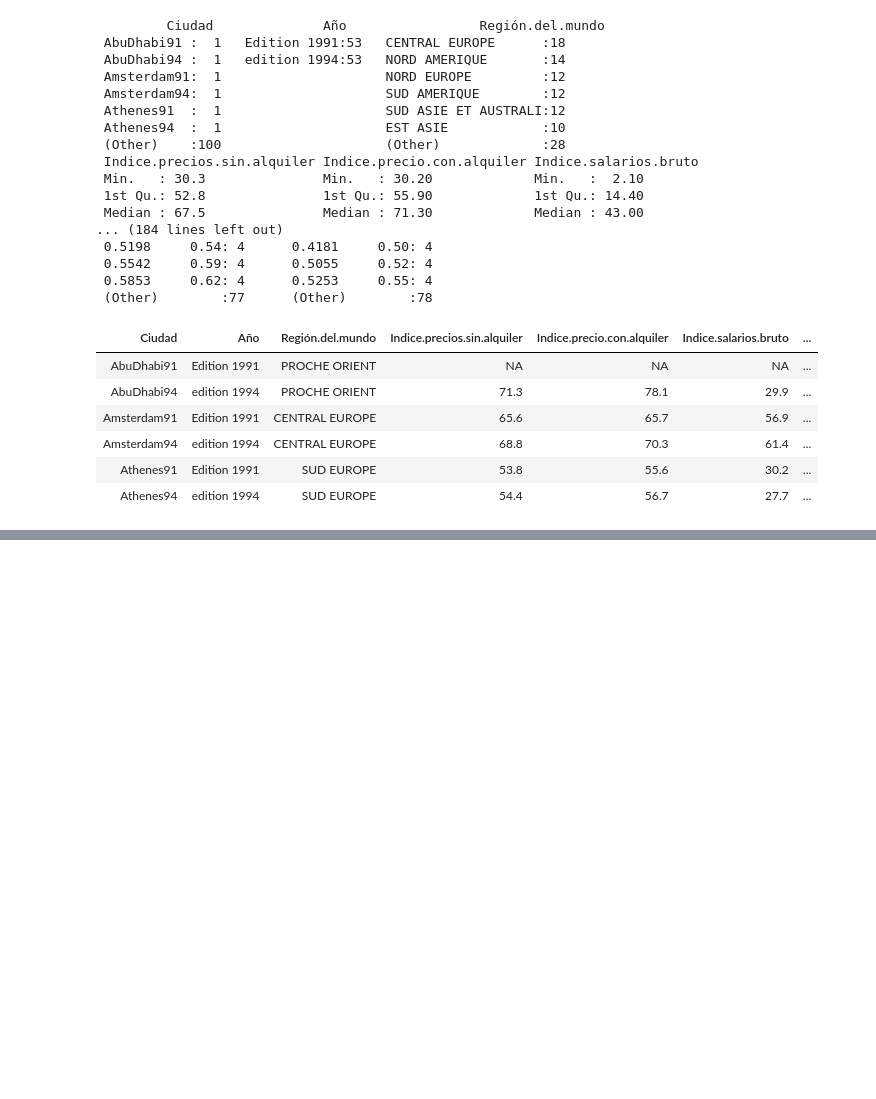
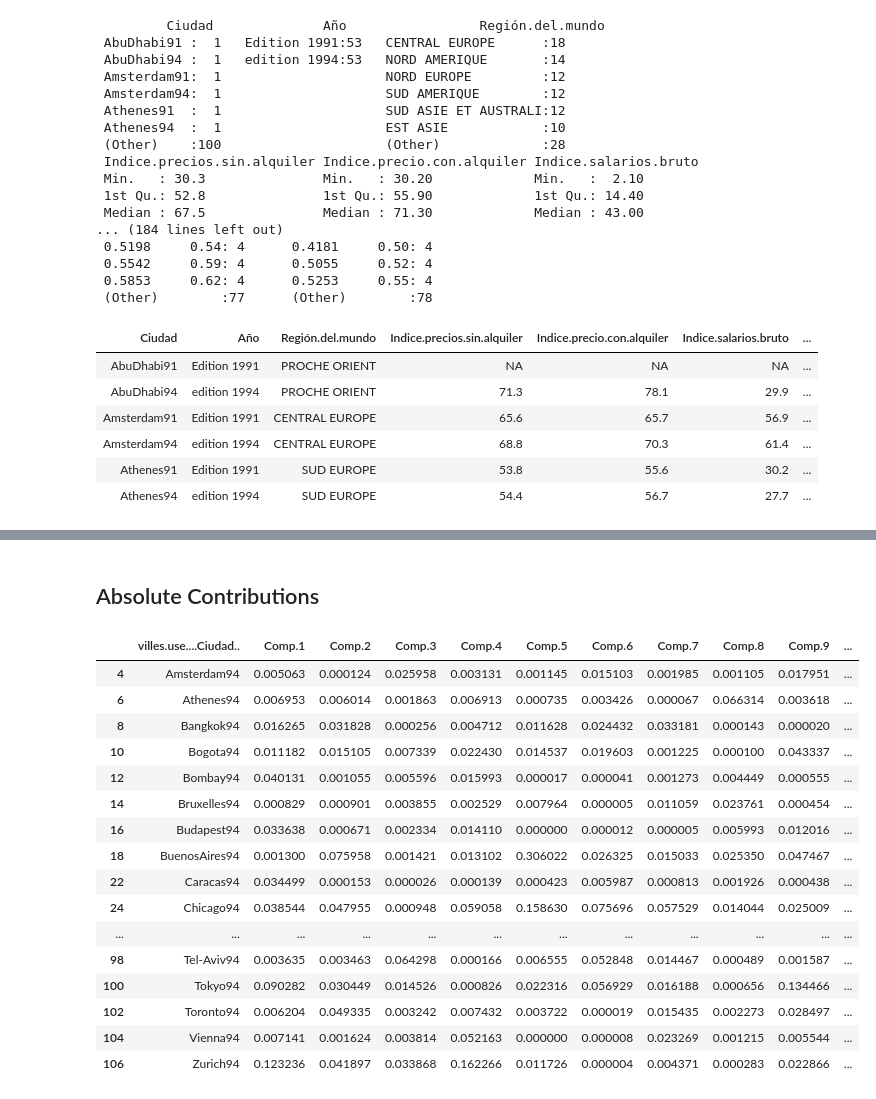
Before and after one commit to garciparedes/r-examples, a Jupyter notebook: notebooks/villes-analysis.ipynb, the cells around one changed output, grey strips where cells are left out. Cells and saved outputs as stored; diff of their text form; code cells hidden in the pictures; blank space fills up the shorter version.

```diff
--- a/notebooks/villes-analysis.ipynb
+++ b/notebooks/villes-analysis.ipynb
@@ -112,0 +146,23 @@ Standard deviations:
+# %% [markdown]
+## Absolute Contributions
+# %%
+villes.use.pca.ctr.abs <- t(t(villes.use.pca$scores) ^ 2 / (dim(villes.use)[1] * villes.use.pca$sdev ^ 2))
+data.frame(villes.use[, "Ciudad"], round(villes.use.pca.ctr.abs, digits = 6))
+# %% [output]
+|  | villes.use....Ciudad.. | Comp.1 | Comp.2 | Comp.3 | Comp.4 | Comp.5 | Comp.6 | Comp.7 | Comp.8 | Comp.9 | ... |
+| 4 | Amsterdam94 | 0.005063 | 0.000124 | 0.025958 | 0.003131 | 0.001145 | 0.015103 | 0.001985 | 0.001105 | 0.017951 | ... |
+| 6 | Athenes94 | 0.006953 | 0.006014 | 0.001863 | 0.006913 | 0.000735 | 0.003426 | 0.000067 | 0.066314 | 0.003618 | ... |
+| 8 | Bangkok94 | 0.016265 | 0.031828 | 0.000256 | 0.004712 | 0.011628 | 0.024432 | 0.033181 | 0.000143 | 0.000020 | ... |
+| 10 | Bogota94 | 0.011182 | 0.015105 | 0.007339 | 0.022430 | 0.014537 | 0.019603 | 0.001225 | 0.000100 | 0.043337 | ... |
+| 12 | Bombay94 | 0.040131 | 0.001055 | 0.005596 | 0.015993 | 0.000017 | 0.000041 | 0.001273 | 0.004449 | 0.000555 | ... |
+| 14 | Bruxelles94 | 0.000829 | 0.000901 | 0.003855 | 0.002529 | 0.007964 | 0.000005 | 0.011059 | 0.023761 | 0.000454 | ... |
+| 16 | Budapest94 | 0.033638 | 0.000671 | 0.002334 | 0.014110 | 0.000000 | 0.000012 | 0.000005 | 0.005993 | 0.012016 | ... |
+| 18 | BuenosAires94 | 0.001300 | 0.075958 | 0.001421 | 0.013102 | 0.306022 | 0.026325 | 0.015033 | 0.025350 | 0.047467 | ... |
+| 22 | Caracas94 | 0.034499 | 0.000153 | 0.000026 | 0.000139 | 0.000423 | 0.005987 | 0.000813 | 0.001926 | 0.000438 | ... |
+| 24 | Chicago94 | 0.038544 | 0.047955 | 0.000948 | 0.059058 | 0.158630 | 0.075696 | 0.057529 | 0.014044 | 0.025009 | ... |
+| ... | ... | ... | ... | ... | ... | ... | ... | ... | ... | ... | ... |
+| 98 | Tel-Aviv94 | 0.003635 | 0.003463 | 0.064298 | 0.000166 | 0.006555 | 0.052848 | 0.014467 | 0.000489 | 0.001587 | ... |
+| 100 | Tokyo94 | 0.090282 | 0.030449 | 0.014526 | 0.000826 | 0.022316 | 0.056929 | 0.016188 | 0.000656 | 0.134466 | ... |
+| 102 | Toronto94 | 0.006204 | 0.049335 | 0.003242 | 0.007432 | 0.003722 | 0.000019 | 0.015435 | 0.002273 | 0.028497 | ... |
+| 104 | Vienna94 | 0.007141 | 0.001624 | 0.003814 | 0.052163 | 0.000000 | 0.000008 | 0.023269 | 0.001215 | 0.005544 | ... |
+| 106 | Zurich94 | 0.123236 | 0.041897 | 0.033868 | 0.162266 | 0.011726 | 0.000004 | 0.004371 | 0.000283 | 0.022866 | ... |
```
Also changed, not shown: parts of 13 cells of this notebook.
